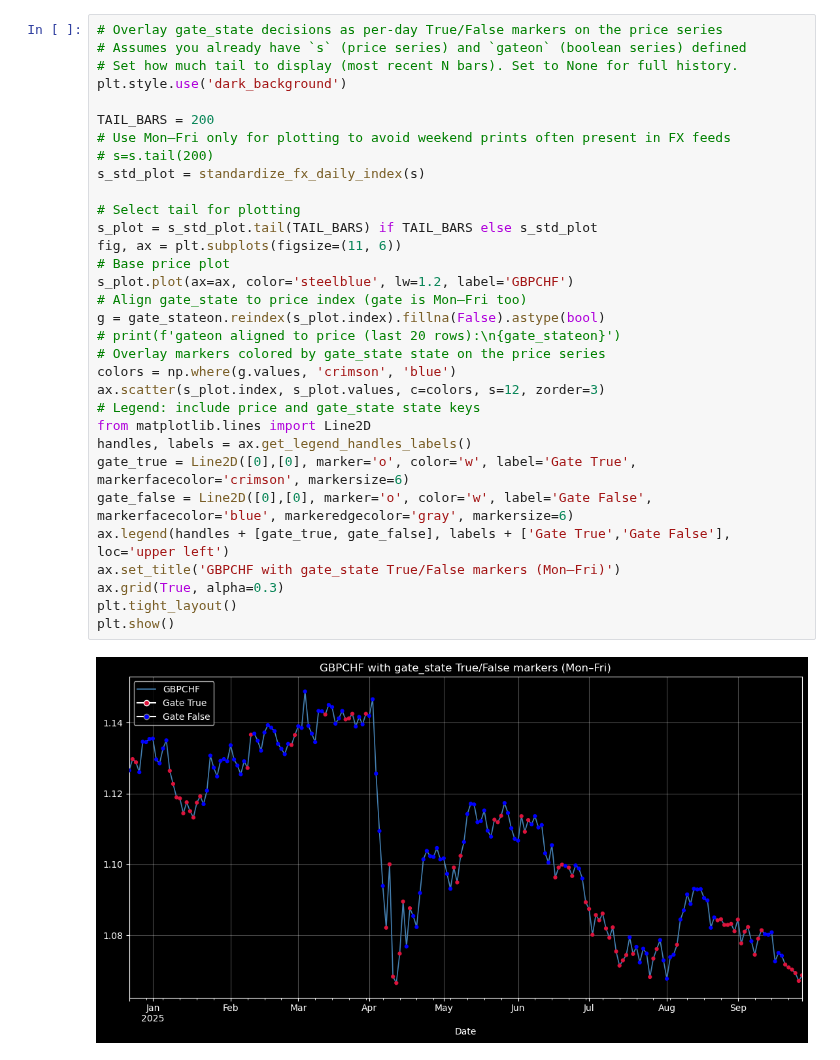
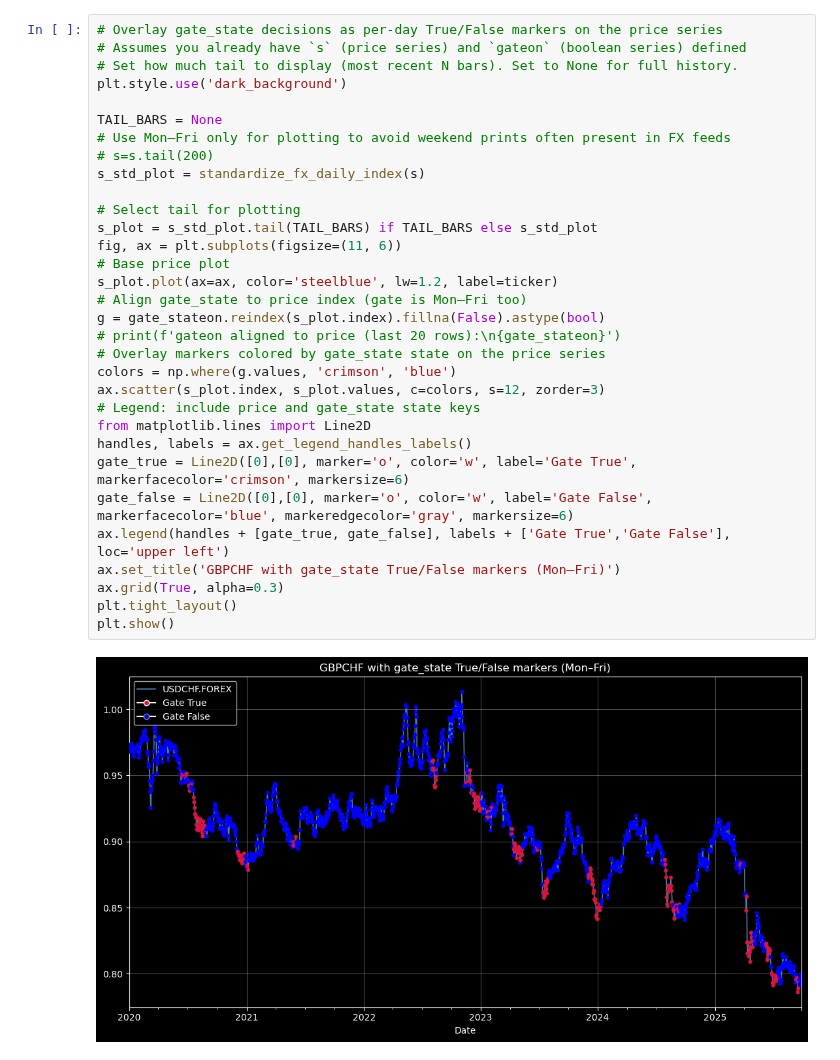
Before and after one commit to nimchimpski/GeoQuant, a Jupyter notebook: fxshort_asym_copi.ipynb, the cells around one changed output. Saved outputs shown, nothing was run; the diff lists cells and outputs as text.

```diff
--- a/fxshort_asym_copi.ipynb
+++ b/fxshort_asym_copi.ipynb
@@ -370,33 +126,33 @@ print(stats)
 # Overlay gate_state decisions as per-day True/False markers on the price series
 # Assumes you already have `s` (price series) and `gateon` (boolean series) defined
 # Set how much tail to display (most recent N bars). Set to None for full history.
 plt.style.use('dark_background')
 
-TAIL_BARS = 200
+TAIL_BARS = None
 # Use Mon–Fri only for plotting to avoid weekend prints often present in FX feeds
 # s=s.tail(200)
 s_std_plot = standardize_fx_daily_index(s)
 
 # Select tail for plotting
 s_plot = s_std_plot.tail(TAIL_BARS) if TAIL_BARS else s_std_plot
 fig, ax = plt.subplots(figsize=(11, 6))
 # Base price plot
-s_plot.plot(ax=ax, color='steelblue', lw=1.2, label='GBPCHF')
+s_plot.plot(ax=ax, color='steelblue', lw=1.2, label=ticker)
 # Align gate_state to price index (gate is Mon–Fri too)
 g = gate_stateon.reindex(s_plot.index).fillna(False).astype(bool)
 # print(f'gateon aligned to price (last 20 rows):\n{gate_stateon}')
 # Overlay markers colored by gate_state state on the price series
 colors = np.where(g.values, 'crimson', 'blue')
 ax.scatter(s_plot.index, s_plot.values, c=colors, s=12, zorder=3)
 # Legend: include price and gate_state state keys
 from matplotlib.lines import Line2D
 handles, labels = ax.get_legend_handles_labels()
 gate_true = Line2D([0],[0], marker='o', color='w', label='Gate True', markerfacecolor='crimson', markersize=6)
 gate_false = Line2D([0],[0], marker='o', color='w', label='Gate False', markerfacecolor='blue', markeredgecolor='gray', markersize=6)
 ax.legend(handles + [gate_true, gate_false], labels + ['Gate True','Gate False'], loc='upper left')
 ax.set_title('GBPCHF with gate_state True/False markers (Mon–Fri)')
 ax.grid(True, alpha=0.3)
 plt.tight_layout()
 plt.show()
 # %% [output]
-[figure, old version]
+[figure, new version]
```
Also changed, not shown: parts of 9 cells of this notebook, 5 other files.
